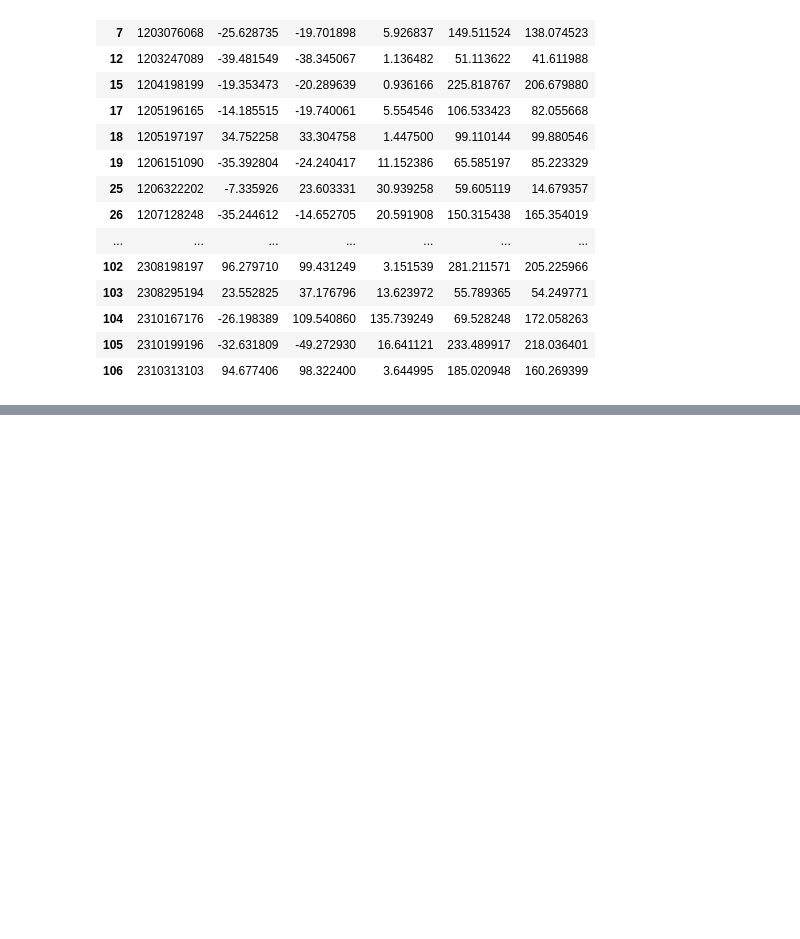
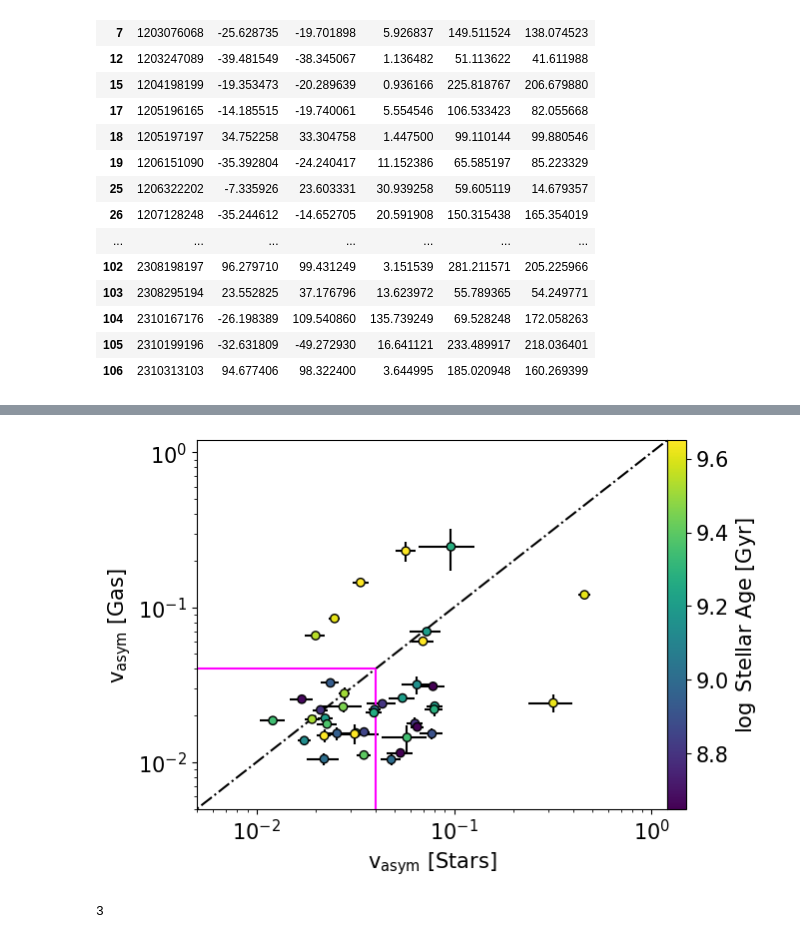
Before and after one commit to r-bagge/MAGPI_kinematics, a Jupyter notebook: plots_n_stuff.ipynb, the cells around one changed output, grey strips where cells are left out. Cells and saved outputs as stored; diff of their text form; code cells hidden in the pictures; blank space fills up the shorter version.

Commit message:
Additional plots

```diff
--- a/plots_n_stuff.ipynb
+++ b/plots_n_stuff.ipynb
@@ -996,0 +967,27 @@ age
+# %%
+file = pd.read_csv("MAGPI_csv/MAGPI_kinemetry_sample.csv")
+ssp = pd.read_csv("MAGPI_stellar_pops/MAGPI_ApertureSpectra_StellarPops_V1.0_SPV.csv")
+file = file[file["v_asym_s"]/file["v_asym_s_err"]>3]
+file = file[file["v_asym_g"]<1]
+ssp = ssp[ssp["MAGPIID"].isin(file["MAGPIID"])]
+
+fig,ax=plt.subplots()
+p=ax.scatter(file["v_asym_s"],file["v_asym_g"],ec="k",c=ssp["logage_LW_2re"],zorder=2,vmin=8.65,vmax=9.65)
+ax.errorbar(file["v_asym_s"],file["v_asym_g"],xerr=file["v_asym_s_err"],yerr=file["v_asym_g_err"],fmt=".k",zorder=1)
+ax.plot(np.logspace(-3,2),np.logspace(-3,2),ls="dashdot",color="k",zorder=1)
+ax.hlines(y=0.04,xmin=1e-3,xmax=0.04,color="magenta",zorder=1)
+ax.vlines(x=0.04,ymin=1e-3,ymax=0.04,color="magenta",zorder=1)
+plt.colorbar(p,ax=ax,label=r"$\log$ Stellar Age [Gyr]",fraction=0.05,pad=0)
+ax.set_xscale("log")
+ax.set_yscale("log")
+ax.set_xlabel(r"v$_{\rm asym}$ [Stars]")
+ax.set_ylabel(r"v$_{\rm asym}$ [Gas]")
+ax.set_xlim(0.005,1.2)
+ax.set_ylim(0.005,1.2)
+plt.savefig("plots/v_asym_stars_gas.pdf",bbox_inches="tight")
+# %% [output]
+[figure, added]
+# %%
+3
+# %% [output]
+3
```
Also changed, not shown: parts of 9 cells of this notebook.
